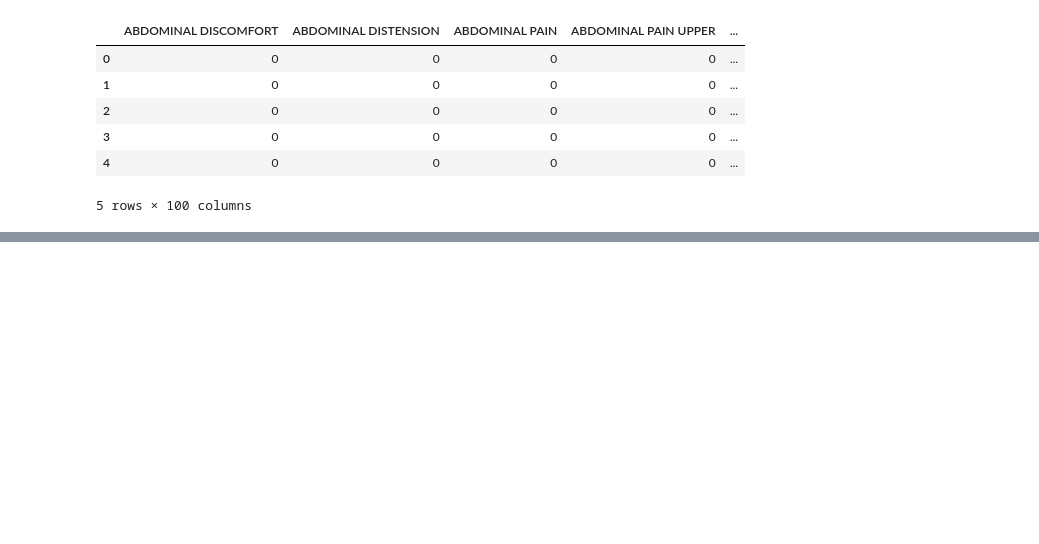
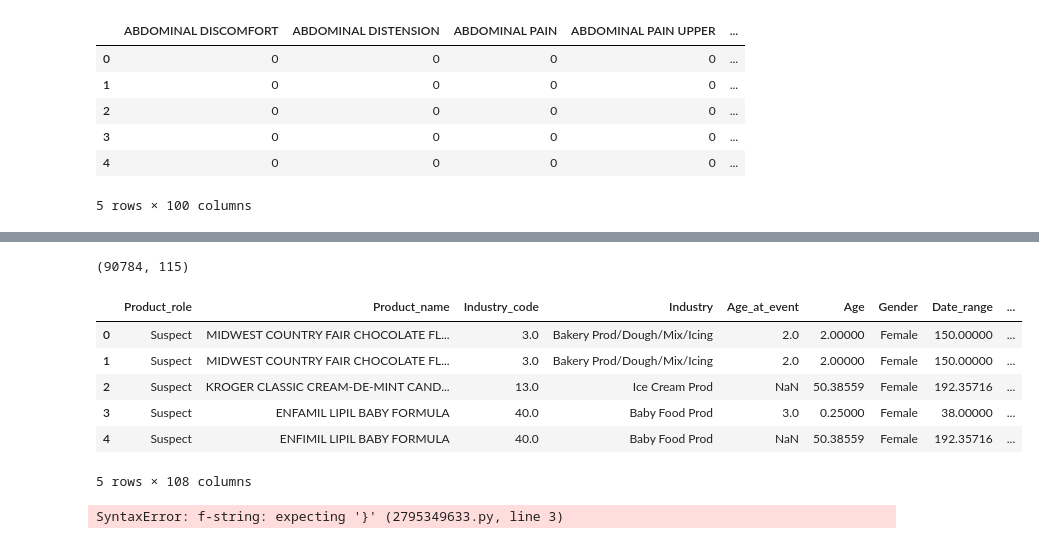
Before and after one commit to littlepham/Adverse-Food-Effects, a Jupyter notebook: Project Data Science Programming.ipynb, the cells around one changed output, grey strips where cells are left out. Cells and saved outputs as stored; diff of their text form; code cells hidden in the pictures; blank space fills up the shorter version.

Commit message:
Filling_nas

```diff
--- a/Project Data Science Programming.ipynb
+++ b/Project Data Science Programming.ipynb
@@ -219,0 +225,18 @@ df[df['Product_name']!="REDACTED"].groupby('Industry')['Product_name'].agg('coun
+# %%
+# Changing the age to all one unit
+def compute_age(x):
+  time_measurements = {
+        'Year(s)': 1,
+        'Month(s)': 1/12,
+        'Week(s)': 1/52,
+        'Day(s)': 1/365,
+        'Not Available': 0,
+        'Decade(s)': 10
+    }
+  try:
+    return x['Age_at_event'] * time_measurements[x['Age']]
+  except:
+    pass
+
+df['Age'] = df.apply(compute_age, axis=1)
+df.head()
@@ -242,6 +272,8 @@ import functools
 import operator
 import matplotlib.pyplot as plt
 import collections
+
+no_of_symptoms = 100
 
 regular_list = []
 
@@ -257,8 +289,8 @@ regular_2D_list = transform(df['Symptoms'].values)
 total_symptoms = functools.reduce(operator.iconcat, regular_2D_list, [])
 
 symptoms_frequency_df = pd.Series(dict(collections.Counter(total_symptoms)))
-top_100_symptoms = symptoms_frequency_df.sort_values(ascending=False)[:100].index
-print(top_100_symptoms)
+top_symptoms = symptoms_frequency_df.sort_values(ascending=False)[:no_of_symptoms].index
+print(top_symptoms)
 # %% [output]
 Index(['DIARRHOEA', 'VOMITING', 'NAUSEA', 'ABDOMINAL PAIN', 'MALAISE',
        'CHOKING', 'DYSPNOEA', 'HEADACHE', 'HYPERSENSITIVITY', 'DIZZINESS',
@@ -281,7 +313,7 @@ Index(['DIARRHOEA', 'VOMITING', 'NAUSEA', 'ABDOMINAL PAIN', 'MALAISE',
 # Filter out Symptoms to only include top 100
 def filter_symptoms(x):
     try:
-        return list(set(x['Symptoms']) & set(top_100_symptoms))
+        return list(set(x['Symptoms']) & set(top_symptoms))
     except:
         return None
 df['Filtered_symptoms'] = df.apply(filter_symptoms, axis=1)
@@ -334,0 +367,31 @@ df.head()
+# %%
+import random
+# Filling in na values
+df['Age'].fillna(df['Age'].mean(), inplace=True)
+df['Date_range'].fillna(df['Date_range'].mean(), inplace=True)
+
+# We fill in gender not available by a random sample
+df['Gender'].replace(to_replace='Not Available', value=random.sample(['Male', 'Female'], 1)[0], inplace=True)
+df['Symptoms'].dropna(inplace=True)
+df.shape
+# %% [output]
+(90784, 115)
+# %%
+df.columns
+df_x = df.drop(columns=['ID', 'Outcomes', 'Outcomes_bool', 'Symptoms', 'Filtered_symptoms', 'Entered_date', 'Reported_date'])
+df_x.head()
+# %% [output]
+|  | Product_role | Product_name | Industry_code | Industry | Age_at_event | Age | Gender | Date_range | ... |
+| 0 | Suspect | MIDWEST COUNTRY FAIR CHOCOLATE FL... | 3.0 | Bakery Prod/Dough/Mix/Icing | 2.0 | 2.00000 | Female | 150.00000 | ... |
+| 1 | Suspect | MIDWEST COUNTRY FAIR CHOCOLATE FL... | 3.0 | Bakery Prod/Dough/Mix/Icing | 2.0 | 2.00000 | Female | 150.00000 | ... |
+| 2 | Suspect | KROGER CLASSIC CREAM-DE-MINT CAND... | 13.0 | Ice Cream Prod | NaN | 50.38559 | Female | 192.35716 | ... |
+| 3 | Suspect | ENFAMIL LIPIL BABY FORMULA | 40.0 | Baby Food Prod | 3.0 | 0.25000 | Female | 38.00000 | ... |
+| 4 | Suspect | ENFIMIL LIPIL BABY FORMULA | 40.0 | Baby Food Prod | NaN | 50.38559 | Female | 192.35716 | ... |
+5 rows × 108 columns
+# %%
+# KNN Classifier
+from patsy import dmatrices
+Y, X = dmatrices(f'Outcomes_bool ~ 0 + {'+'.join(list(df_x.columns))}',
+                 df, return_type="dataframe")
+# %% [output]
+SyntaxError: f-string: expecting '}' (2795349633.py, line 3)
```
Also changed, not shown: parts of 4 cells of this notebook, 2 other files.
